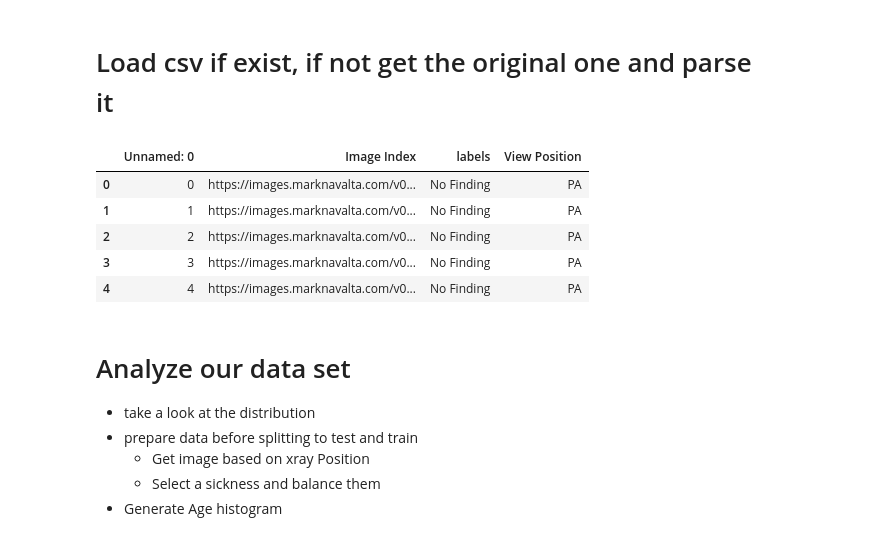
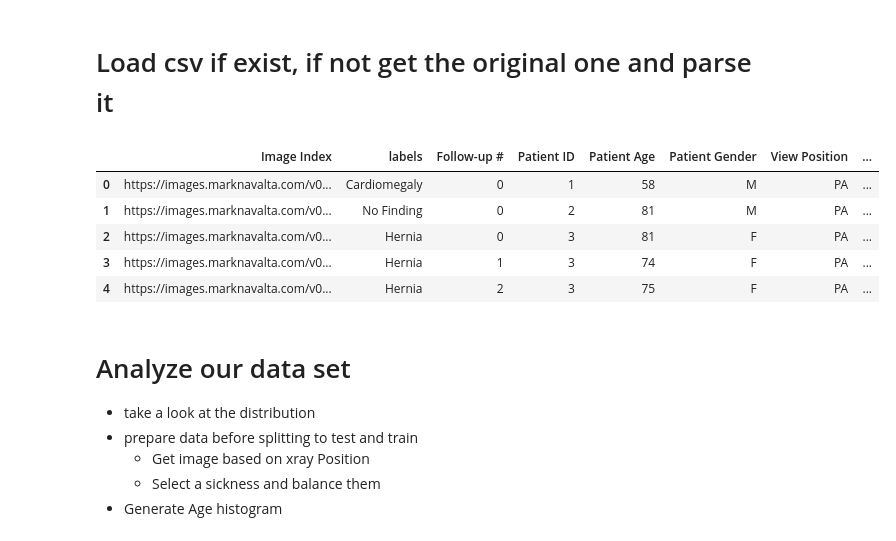
Before and after one commit to navalta3030/xray_data, a Jupyter notebook: python_code/sickness_research_pneumonia.ipynb, the cells around one changed output. Cells and saved outputs as stored; diff of their text form; code cells hidden in the pictures.

```diff
--- a/python_code/sickness_research_pneumonia.ipynb
+++ b/python_code/sickness_research_pneumonia.ipynb
@@ -35,39 +42,45 @@ import time
 # %%
 """
 SICKNESS = "Infiltration"
 SICKNESS = "Pneumonia"
 SICKNESS = "Mass"
 SICKNESS = "Pneumothorax"
 """
 
 SICKNESS = "Pneumonia"
-csv_file = "pneumonia_dataset.csv"
+csv_file = "normalized_xray_without_full_path.csv"
 csv_file_full_path = f'/content/gdrive/My Drive/xray_code/sheet/{csv_file}'
+POSITION = "PA"
+GENDER = "F"
 
-IMAGE_SIZE = 512
+IMAGE_SIZE = 224
 BATCH_SIZE = 32
 EPOCH = 100
+
+# Do you want to perform cross validation or just one cycle only?
+# Please reference within the constants.py
+CROSS_VALIDATION = True
 
 # take existing if it exist
 if os.path.exists(csv_file_full_path):
     df = pd.read_csv(csv_file_full_path)
     xray_class = XrayTF(df, IMAGE_SIZE, BATCH_SIZE)
     xray_class.prepend_image_full_path()
 else:
     df = get_data_sheet()
     df = normalize_data_frame(df)
     xray_class = XrayTF(df, IMAGE_SIZE, BATCH_SIZE)
     xray_class.prepend_image_full_path()
     xray_class.df.to_csv(csv_file_full_path, index=False)
 
 xray_class.df.head()
 # %% [output]
-|  | Unnamed: 0 | Image Index | labels | View Position |
-| 0 | 0 | https://images.marknavalta.com/v0... | No Finding | PA |
-| 1 | 1 | https://images.marknavalta.com/v0... | No Finding | PA |
-| 2 | 2 | https://images.marknavalta.com/v0... | No Finding | PA |
-| 3 | 3 | https://images.marknavalta.com/v0... | No Finding | PA |
-| 4 | 4 | https://images.marknavalta.com/v0... | No Finding | PA |
+|  | Image Index | labels | Follow-up # | Patient ID | Patient Age | Patient Gender | View Position | ... |
+| 0 | https://images.marknavalta.com/v0... | Cardiomegaly | 0 | 1 | 58 | M | PA | ... |
+| 1 | https://images.marknavalta.com/v0... | No Finding | 0 | 2 | 81 | M | PA | ... |
+| 2 | https://images.marknavalta.com/v0... | Hernia | 0 | 3 | 81 | F | PA | ... |
+| 3 | https://images.marknavalta.com/v0... | Hernia | 1 | 3 | 74 | F | PA | ... |
+| 4 | https://images.marknavalta.com/v0... | Hernia | 2 | 3 | 75 | F | PA | ... |
 # %% [markdown]
 # Analyze our data set
 - take a look at the distribution
```
Also changed, not shown: parts of 19 cells of this notebook, 9 other files.
